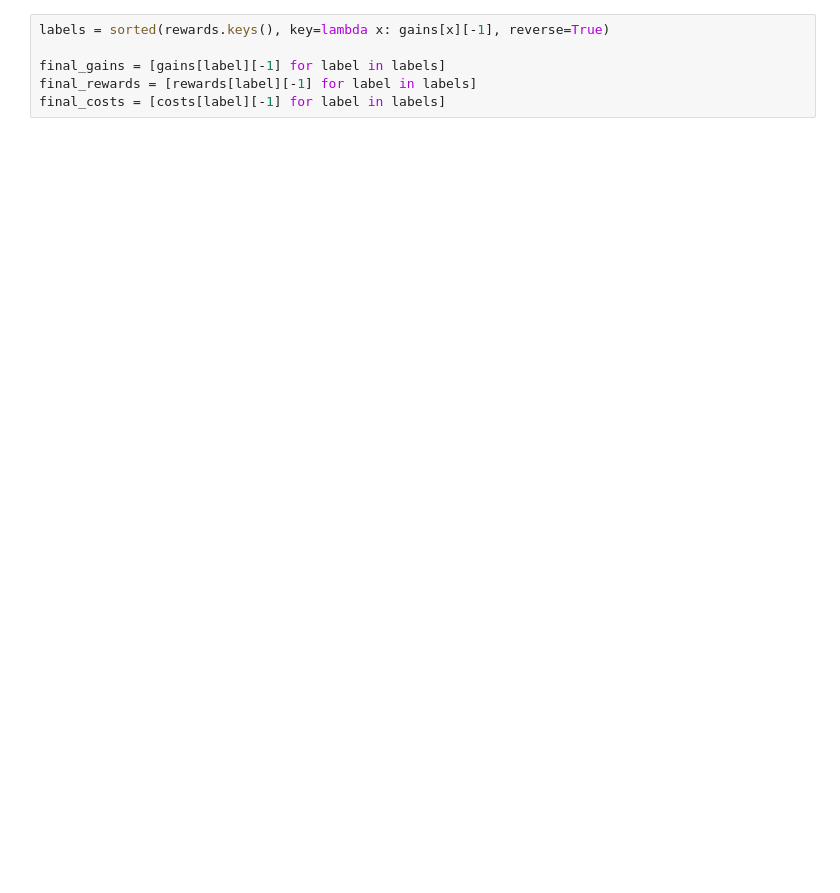
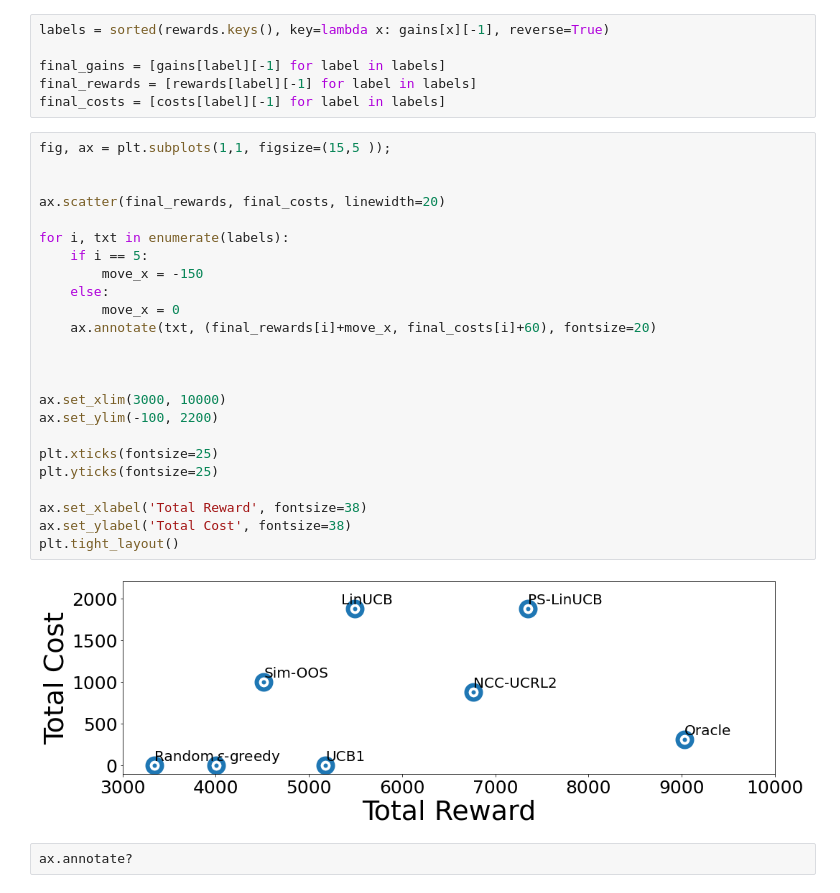
Before and after one commit to saeedghoorchian/NCC-Bandits, a Jupyter notebook: experiments/nursery/making_figures/reward_cost_barchart.ipynb, the cells around one changed output. Cells and saved outputs as stored; diff of their text form; blank space fills up the shorter version.

```diff
--- a/experiments/nursery/making_figures/reward_cost_barchart.ipynb
+++ b/experiments/nursery/making_figures/reward_cost_barchart.ipynb
@@ -44,6 +44,34 @@ labels = sorted(rewards.keys(), key=lambda x: gains[x][-1], reverse=True)
 final_gains = [gains[label][-1] for label in labels]
 final_rewards = [rewards[label][-1] for label in labels]
 final_costs = [costs[label][-1] for label in labels]
+# %%
+fig, ax = plt.subplots(1,1, figsize=(15,5 ));
+
+
+ax.scatter(final_rewards, final_costs, linewidth=20)
+
+for i, txt in enumerate(labels):
+    if i == 5:
+        move_x = -150
+    else:
+        move_x = 0
+    ax.annotate(txt, (final_rewards[i]+move_x, final_costs[i]+60), fontsize=20)
+
+
+
+ax.set_xlim(3000, 10000)
+ax.set_ylim(-100, 2200)
+
+plt.xticks(fontsize=25)
+plt.yticks(fontsize=25)
+
+ax.set_xlabel('Total Reward', fontsize=38)
+ax.set_ylabel('Total Cost', fontsize=38)
+plt.tight_layout()
+# %% [output]
+[figure, added]
+# %%
+ax.annotate?
 # %%
 fig, ax = plt.subplots(1,1, figsize=(15,8 ));
 
```
Also changed, not shown: parts of 5 cells of this notebook, 13 other files.
